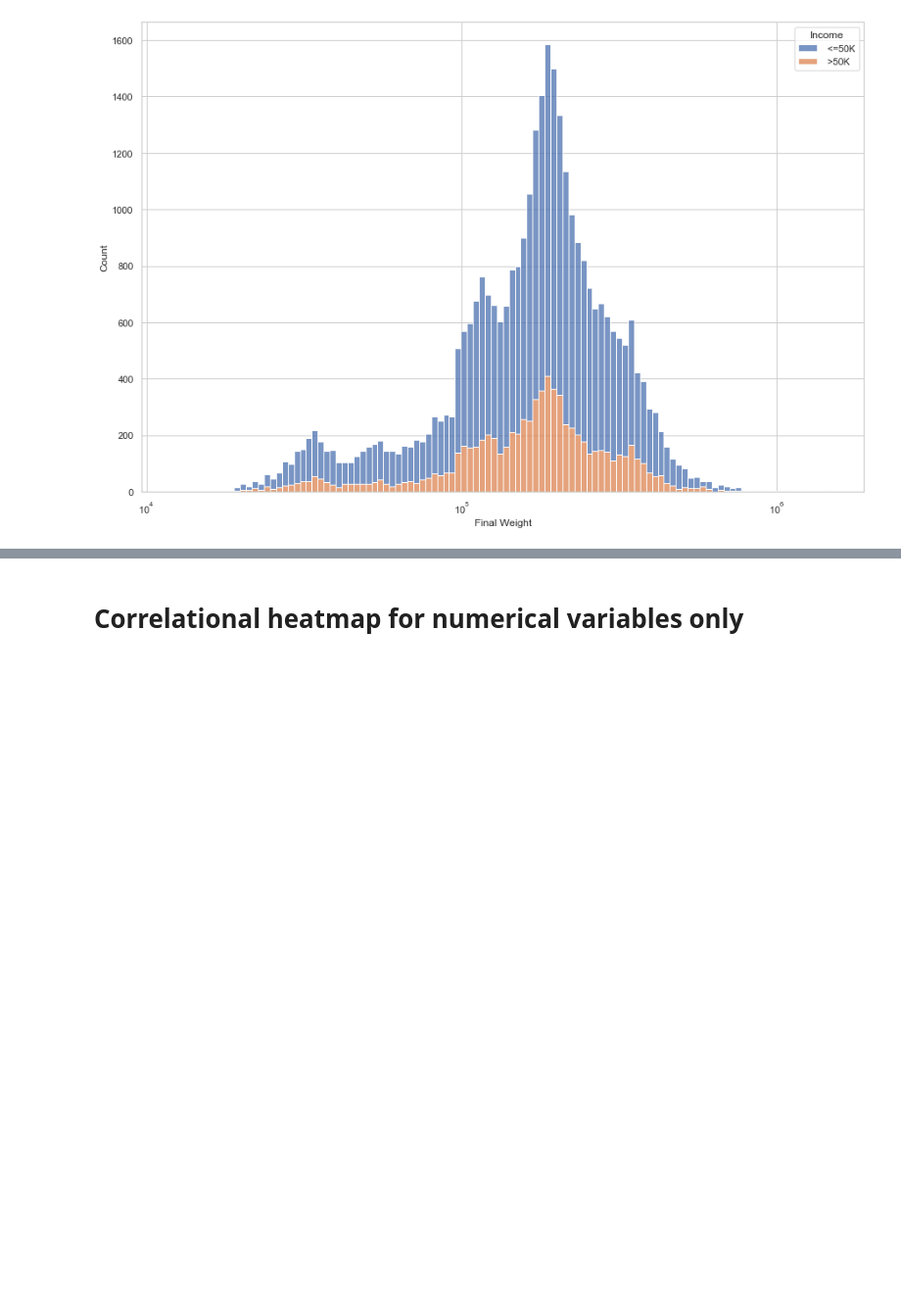
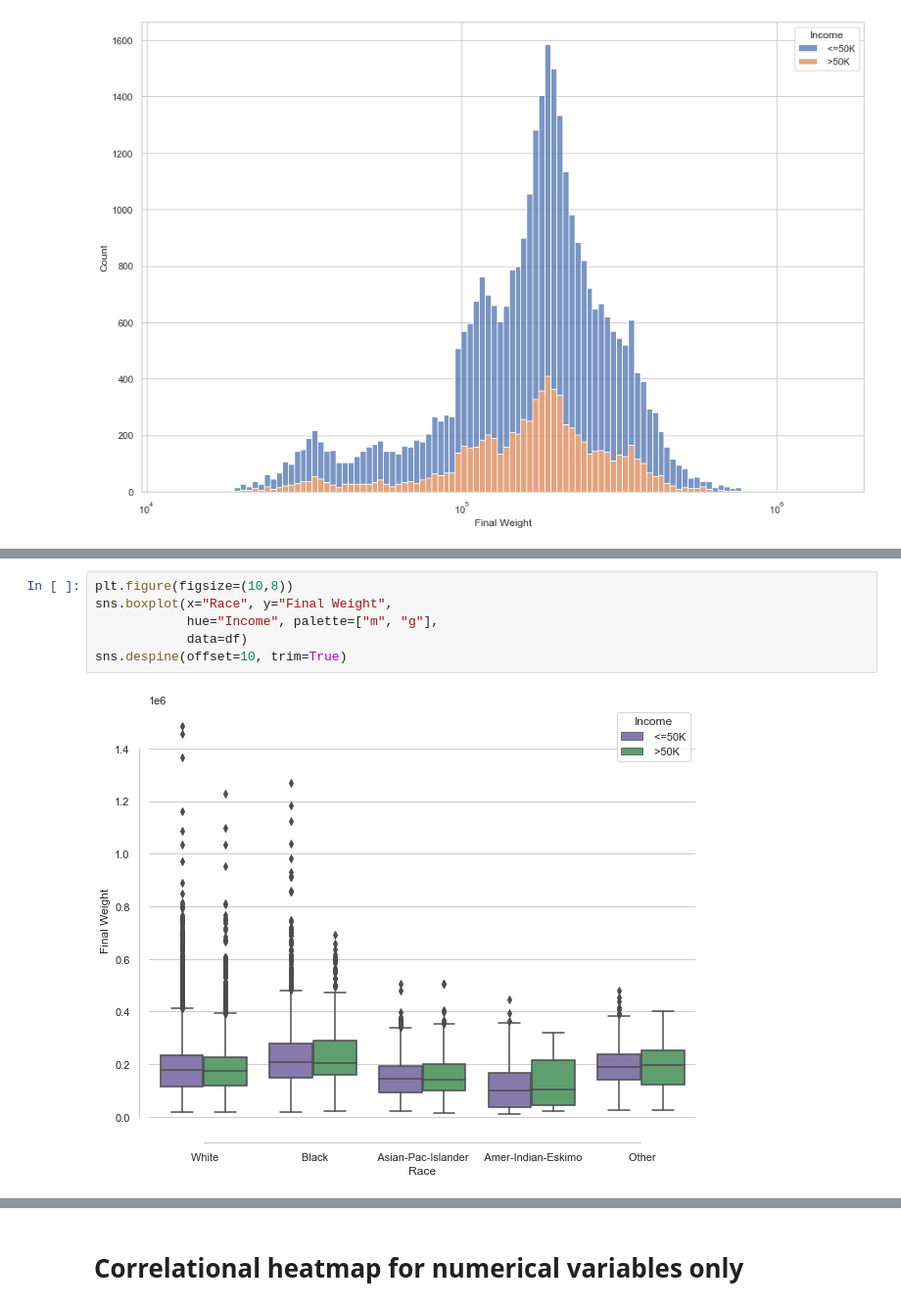
Before and after one commit to data301-2021-summer2/project-group6-project, a Jupyter notebook: analysis/EDA.ipynb, the cells around one changed output, grey strips where cells are left out. Shown at 98% size. Saved outputs shown, nothing was run; the diff lists cells and outputs as text; blank space fills up the shorter version.

```diff
--- a/analysis/EDA.ipynb
+++ b/analysis/EDA.ipynb
@@ -113,0 +121,8 @@ sns.histplot(data=df, x="Final Weight", hue="Income", multiple="stack", log_scal
+# %%
+plt.figure(figsize=(10,8))
+sns.boxplot(x="Race", y="Final Weight",
+            hue="Income", palette=["m", "g"],
+            data=df)
+sns.despine(offset=10, trim=True)
+# %% [output]
+[figure, added]
```
Also changed, not shown: parts of 2 cells of this notebook, 1 other file.
